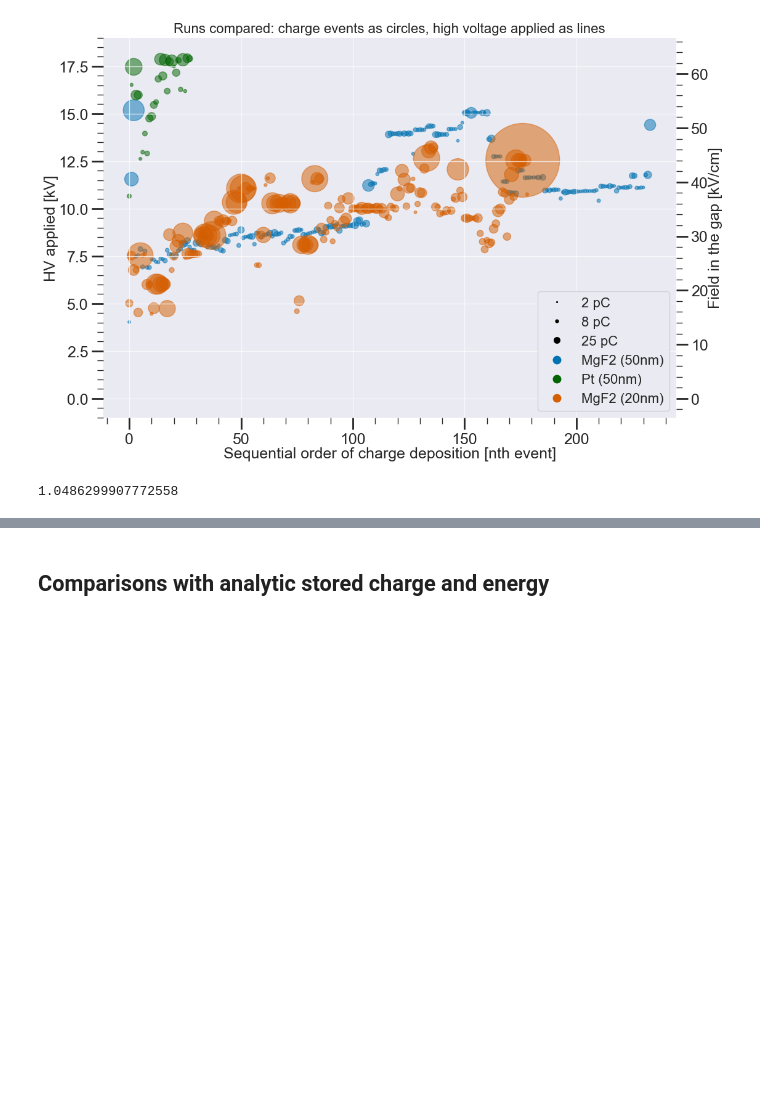
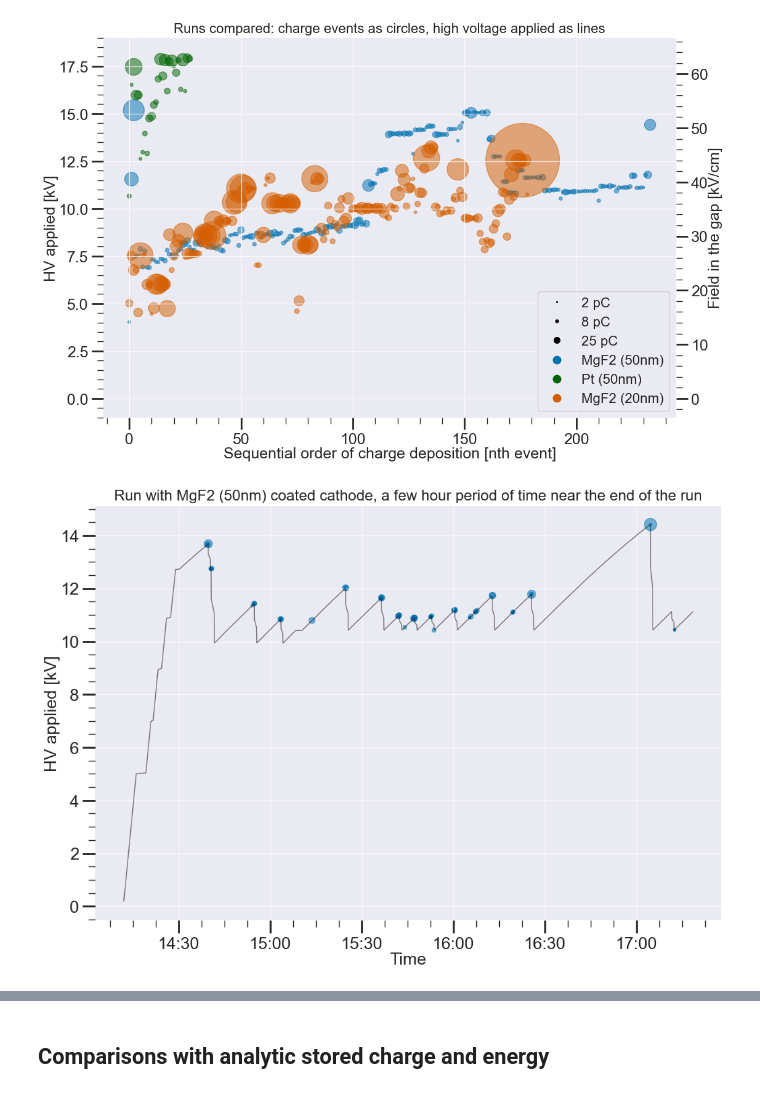
Before and after one commit to ejangelico/ad2-data-processing, a Jupyter notebook: notebooks/Analysis of run comparisons.ipynb, the cells around one changed output, grey strips where cells are left out. Drawn from its saved outputs; the diff is of its cells as text; code cells hidden in the pictures; blank space fills up the shorter version.

```diff
--- a/notebooks/Analysis of run comparisons.ipynb
+++ b/notebooks/Analysis of run comparisons.ipynb
@@ -449,7 +385,53 @@ ax.set_title("Runs compared: charge events as circles, high voltage applied as l
 plt.show()
 # %% [output]
 [figure]
-# %%
-print(np.min(np.abs(d[np.abs(d["ch3 charge"]) > 1]["ch3 charge"])))
-# %% [output]
-1.0486299907772558
+# %%
+#now we move to a time based history plot that requires a time window
+colors = plt.rcParams['axes.prop_cycle'].by_key()['color']
+colors[1] = 'darkgreen'
+charge_dot_scale = 10
+
+ana = anas[7]
+d = ana.df
+d = d[~d["ch3 charge"].isna()]
+ana.load_hv_textfiles()
+ana.identify_ramps(ref='v_mon')
+tdmap = ana.time_duration_map
+
+#tdmap is of the form {"dur":[], "v":[], "t":[]}
+import matplotlib.pyplot as plt
+import matplotlib.dates as mdates
+
+# Define the time window using datetime dates
+start_date = datetime(2023, 7, 31, 14, 12, 0)
+end_date = datetime(2023, 7, 31, 18, 30, 0)
+
+# Convert the datetime dates to timestamps in seconds
+start_timestamp = start_date.timestamp()
+end_timestamp = end_date.timestamp()
+# Filter the tdmap based on the time window
+filtered_tdmap = {key: [] for key in tdmap.keys()}
+for i, timestamp in enumerate(tdmap["t"]):
+    if start_timestamp <= timestamp <= end_timestamp:
+        for key in tdmap.keys():
+            if(key == "t"):
+                filtered_tdmap[key].append(datetime.fromtimestamp(tdmap[key][i]))
+            else:
+                filtered_tdmap[key].append(tdmap[key][i])
+
+
+# Plot the high voltage applied during the time window
+fig, ax = plt.subplots()
+ax.plot(filtered_tdmap["t"], filtered_tdmap["v"], color='k', linewidth=1, alpha=0.5)
+ax.set_xlabel("Time")
+ax.set_ylabel("HV applied [kV]")
+ax.xaxis.set_major_formatter(mdates.DateFormatter('%H:%M'))
+
+mask = (d["ch3 seconds"] < end_timestamp) & (d["ch3 seconds"] > start_timestamp) & (d["ch3 n negpeaks"] > 0) & (np.abs(d["ch3 charge"]) > 0.64)
+d = d[mask]
+# Scatter the ch3 charge events within the time window
+ax.scatter([datetime.fromtimestamp(_) for _ in d["ch3 seconds"]], np.abs(d["ch3 hv"]), s=list((np.abs(np.array(d["ch3 charge"]))*charge_dot_scale)), marker='o', alpha=0.5, facecolor=colors[0])
+ax.set_title("Run with {} coated cathode, a few hour period of time near the end of the run".format(ana.title))
+plt.show()
+# %% [output]
+[figure, added]
```
Also changed, not shown: parts of 11 cells of this notebook, 1 other file.
